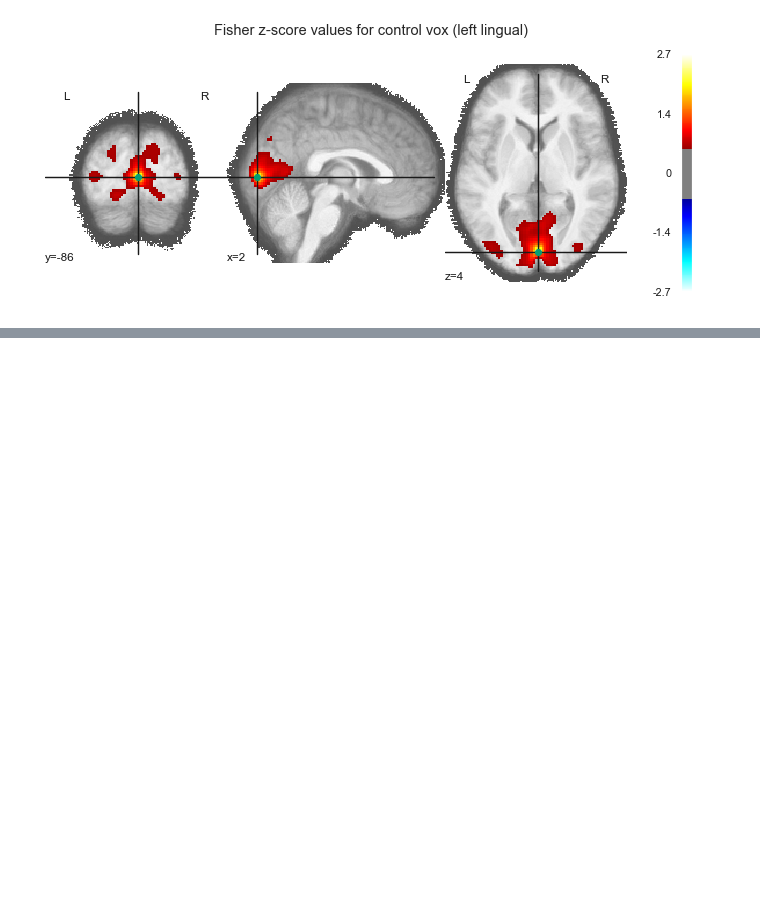
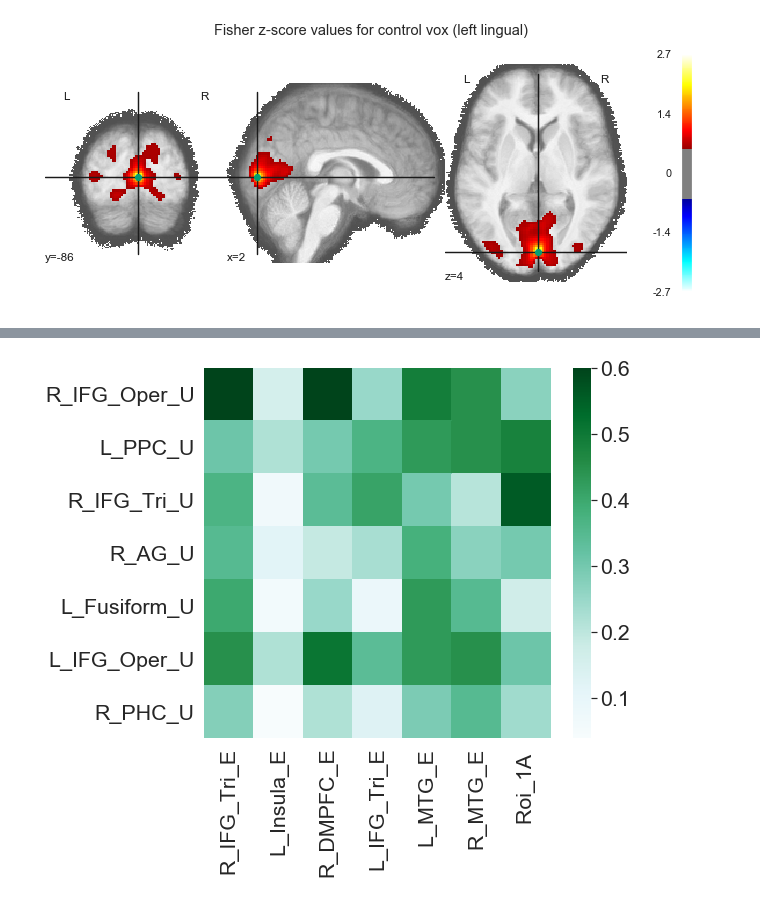
Before and after one commit to tomov/VGDL-fMRI-Python-Data-Analysis, a Jupyter notebook: Multivariate_analyses_Daphne/Functional_connectivity_within.ipynb, the cells around one changed output, grey strips where cells are left out. Cells and saved outputs as stored; diff of their text form; code cells hidden in the pictures; blank space fills up the shorter version.

```diff
--- a/Multivariate_analyses_Daphne/Functional_connectivity_within.ipynb
+++ b/Multivariate_analyses_Daphne/Functional_connectivity_within.ipynb
@@ -455,0 +516,28 @@ roi_voxel_indices
+# %%
+# select the voxels from the residuals
+updating_time_series = R[:, updating_voxels]
+encoding_time_series = R[:, encoding_voxels]
+
+N = len(encoding_time_series[1])
+corr_matrix = np.zeros((N,N))
+
+
+for i in range(N): # iterate through voxels (see img above)
+
+    corr_col = []
+    # pick the ith column from encoding
+    encoding_vec = encoding_time_series[:, i]
+
+    # correlate it with each col (j) from updating time series
+    for j in range(N):
+
+        updating_vec = updating_time_series[:, j]
+
+        # correlate column i with column j
+        corr, _ = stats.pearsonr(encoding_vec, updating_vec)
+
+        corr_col.append(round(corr,2))
+
+    corr_matrix[:, i] = corr_col # insert correlations into correlation matrix
+    print(f'--- Theory encoding col {i} ---')
+    print(corr_matrix)
@@ -455,0 +562,13 @@ roi_voxel_indices
+# %%
+f, ax = plt.subplots(1,1, figsize = (8, 7), dpi=70)
+
+sns.heatmap(corr_matrix,
+            cmap='BuGn',
+            xticklabels=encoding_roi_dict.keys(),
+            yticklabels=updating_roi_dict.keys(),
+            axes=ax,
+            );
+
+ax.set_xlabel('', fontsize=13);
+# %% [output]
+[figure, added]
```
Also changed, not shown: parts of 41 cells of this notebook, 3 other files.
